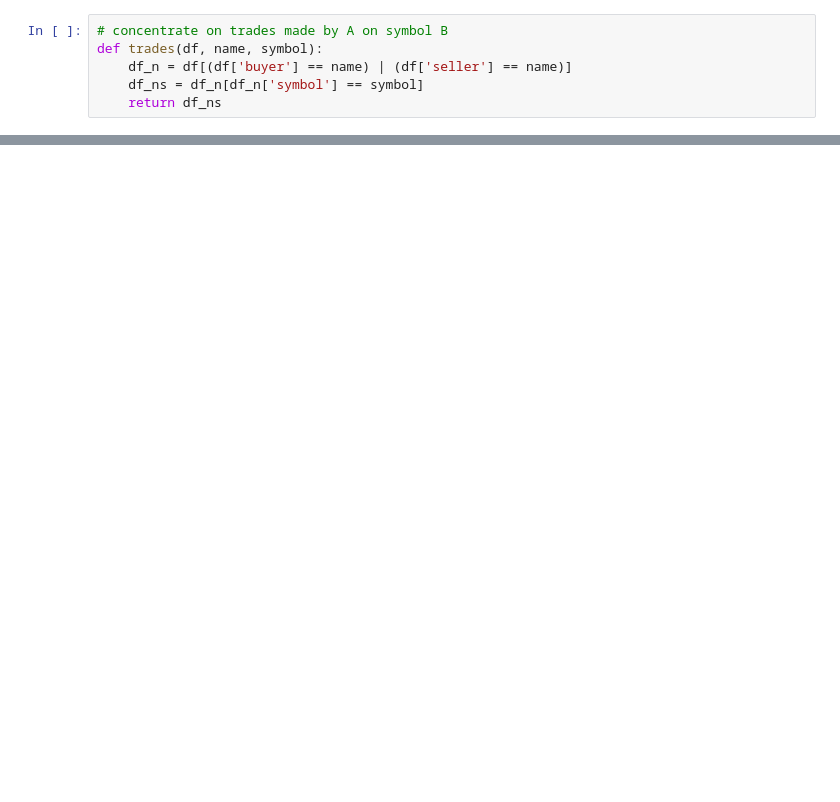
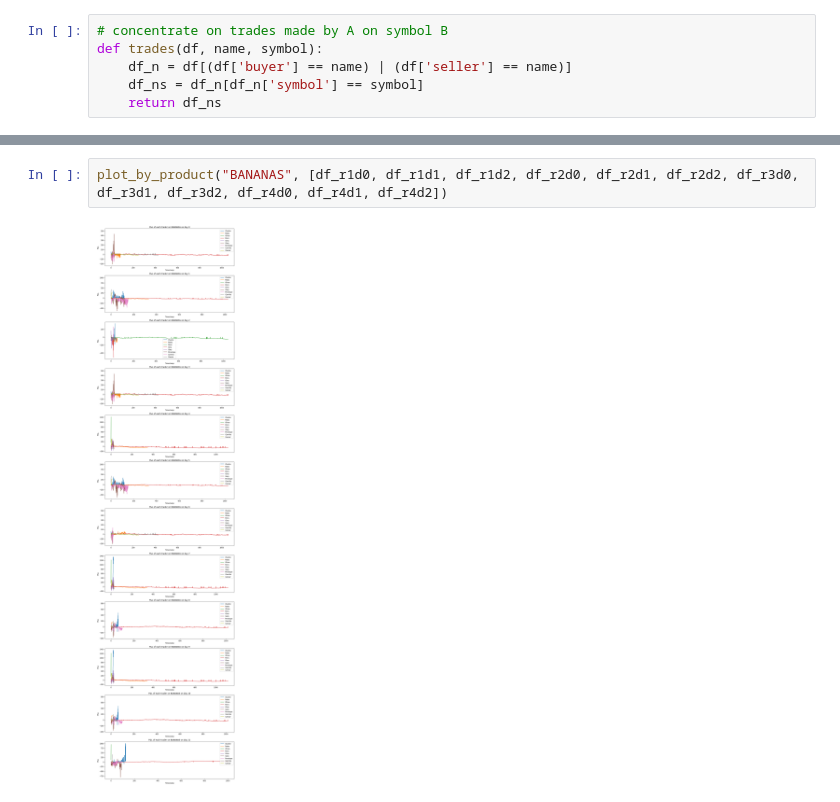
Before and after one commit to KyraZzz/imc-prosperity-bbos, a Jupyter notebook: Data_Preprocessing_day_5.ipynb, the cells around one changed output, grey strips where cells are left out. Drawn from its saved outputs; the diff is of its cells as text; blank space fills up the shorter version.

```diff
--- a/Data_Preprocessing_day_5.ipynb
+++ b/Data_Preprocessing_day_5.ipynb
@@ -139,0 +154,4 @@ plt.plot(pl)
+# %%
+plot_by_product("BANANAS", [df_r1d0, df_r1d1, df_r1d2, df_r2d0, df_r2d1, df_r2d2, df_r3d0, df_r3d1, df_r3d2, df_r4d0, df_r4d1, df_r4d2])
+# %% [output]
+[figure, added]
```
Also changed, not shown: parts of 23 cells of this notebook, 15 other files.
